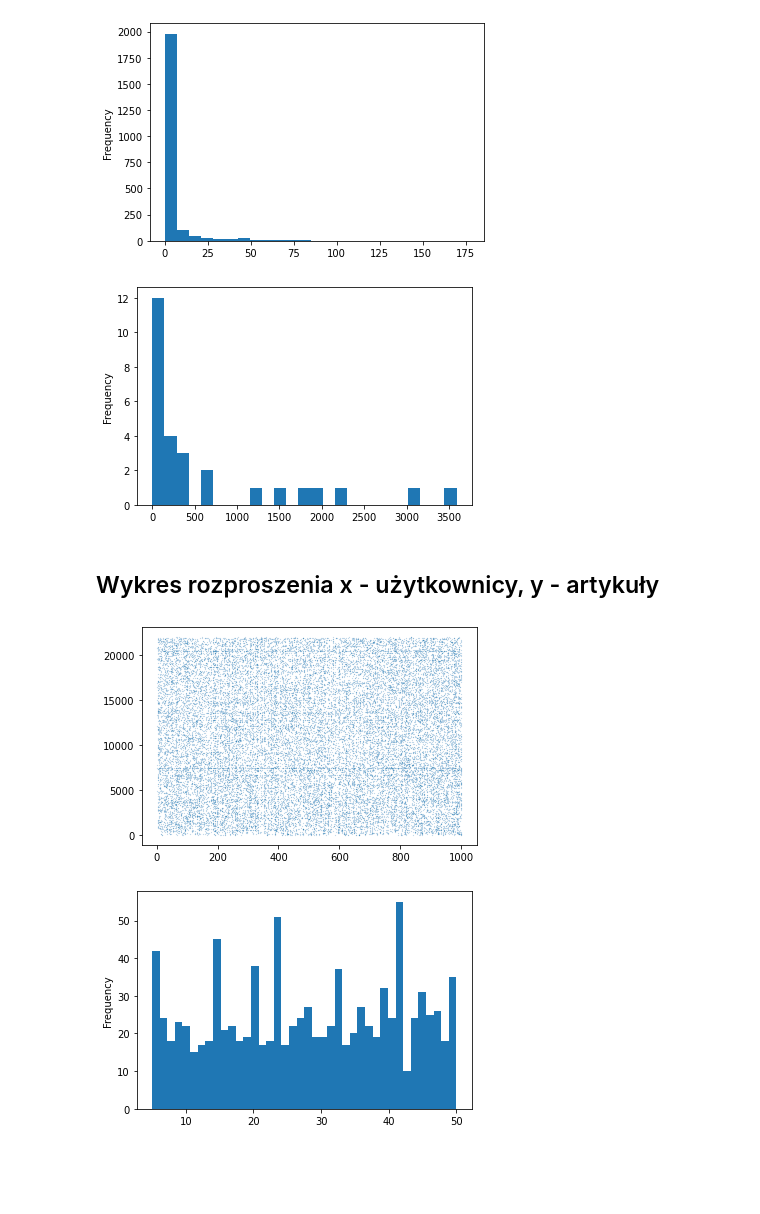
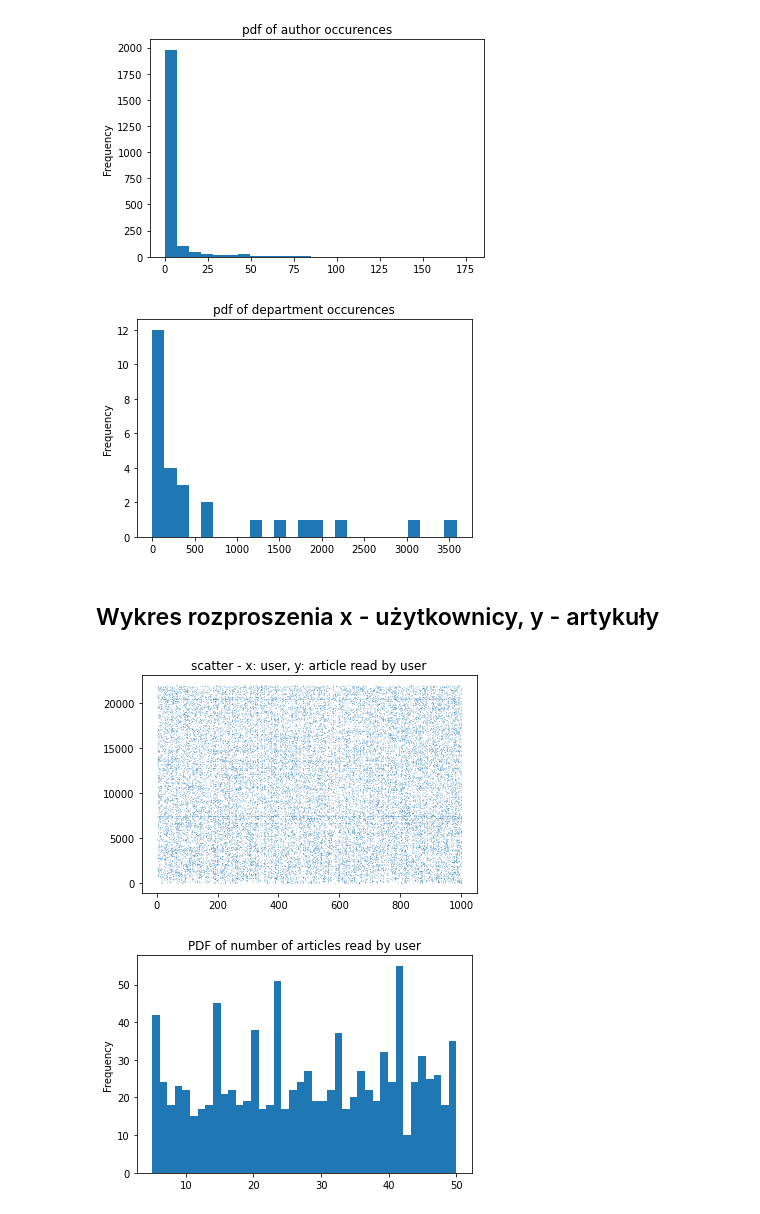
Before and after one commit to amakarewicz/RecommenderSystem, a Jupyter notebook: Piotr/data_examine/data_examine.ipynb, the cells around one changed output. Cells and saved outputs as stored; diff of their text form; code cells hidden in the pictures; blank space fills up the shorter version.

```diff
--- a/Piotr/data_examine/data_examine.ipynb
+++ b/Piotr/data_examine/data_examine.ipynb
@@ -18,15 +18,17 @@ art_db.head(1)
 # %%
 s = pd.Series(art_db.groupby('author')['author_occurences'].min())
 s.plot.hist(bins=25)
+plt.title('pdf of author occurences')
 plt.show()
 # %% [output]
-[figure, old version]
+[figure, new version]
 # %%
 s = pd.Series(art_db.groupby('department')['department_occurences'].min())
 s.plot.hist(bins=25)
+plt.title('pdf of department occurences')
 plt.show()
 # %% [output]
-[figure, old version]
+[figure, new version]
 # %% [markdown]
 ## Wykres rozproszenia x - użytkownicy, y - artykuły
 # %%
@@ -39,14 +41,16 @@ for it in y:
     except:
         Z.append(0)
 plt.scatter(x,Z,s=0.01)
+plt.title('scatter - x: user, y: article read by user')
 plt.show()
 # %% [output]
-[figure, old version]
+[figure, new version]
 # %%
 s = pd.Series(user_db.groupby('user_id')['nzz_id'].count())
 s.plot.hist(bins=40)
+plt.title('PDF of number of articles read by user')
 plt.show()
 # %% [output]
-[figure, old version]
+[figure, new version]
 # %%
 s = pd.Series(user_db.groupby('nzz_id')['user_id'].count())
```
Also changed, not shown: parts of 2 cells of this notebook, 6 other files.
